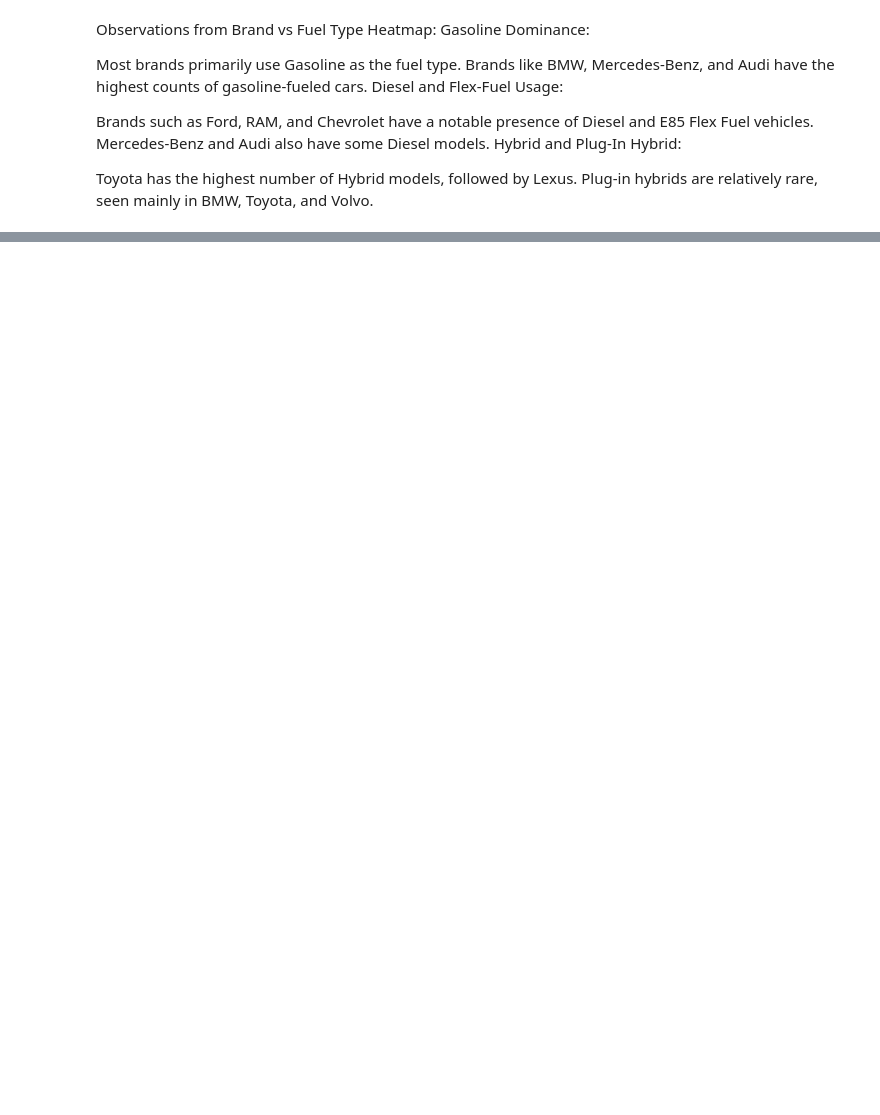
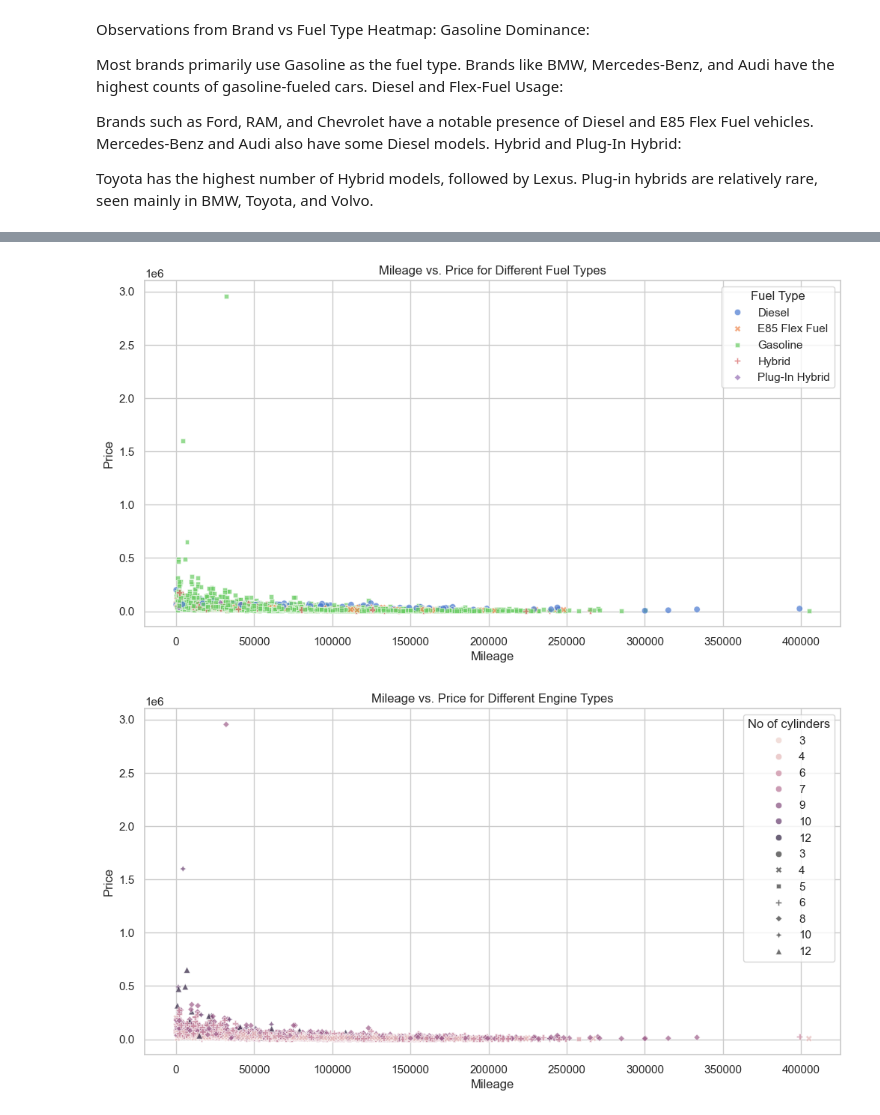
Before and after one commit to Dipu9813/Predict-car-price-DSproject, a Jupyter notebook: KCE080BCT008.ipynb, the cells around one changed output, grey strips where cells are left out. Cells and saved outputs as stored; diff of their text form; code cells hidden in the pictures; blank space fills up the shorter version.

```diff
--- a/KCE080BCT008.ipynb
+++ b/KCE080BCT008.ipynb
@@ -693,0 +703,23 @@ Plug-in hybrids are relatively rare, seen mainly in BMW, Toyota, and Volvo.
+# %%
+# Visualization: Mileage vs. Price for different Fuel Types
+plt.figure(figsize=(12, 6))
+sns.scatterplot(data=df, x='milage', y='price', hue='fuel_type', style='fuel_type', alpha=0.7)
+plt.title('Mileage vs. Price for Different Fuel Types')
+plt.xlabel('Mileage')
+plt.ylabel('Price')
+plt.legend(title='Fuel Type')
+plt.grid(True)
+plt.show()
+
+# Visualization: Mileage vs. Price for different Engine Types
+plt.figure(figsize=(12, 6))
+sns.scatterplot(data=df, x='milage', y='price', hue='cylinders', style='cylinders', alpha=0.7)
+plt.title('Mileage vs. Price for Different Engine Types')
+plt.xlabel('Mileage')
+plt.ylabel('Price')
+plt.legend(title='No of cylinders')
+plt.grid(True)
+plt.show()
+# %% [output]
+[figure, added]
+[figure, added]
```
Also changed, not shown: parts of 30 cells of this notebook.
